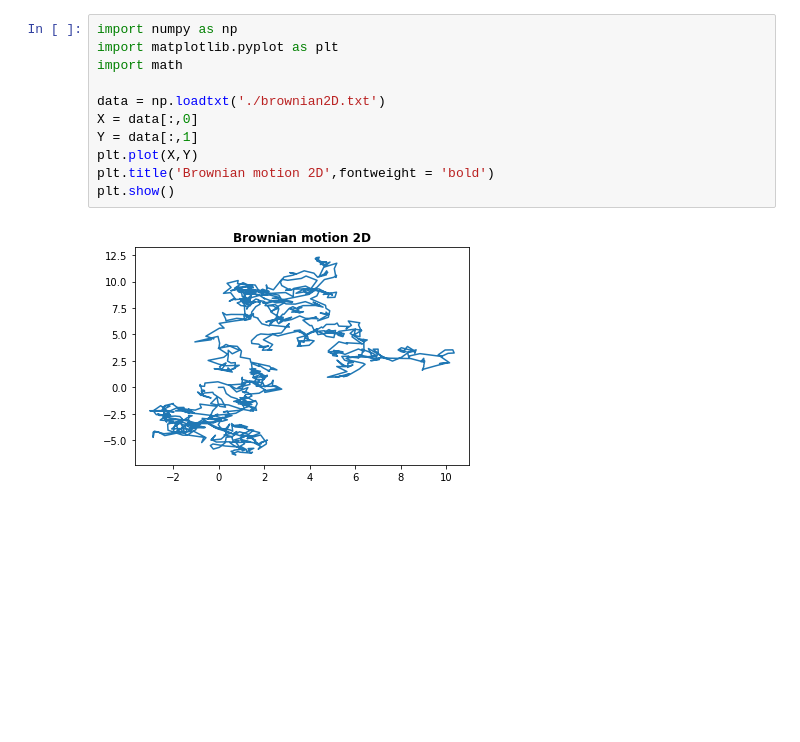
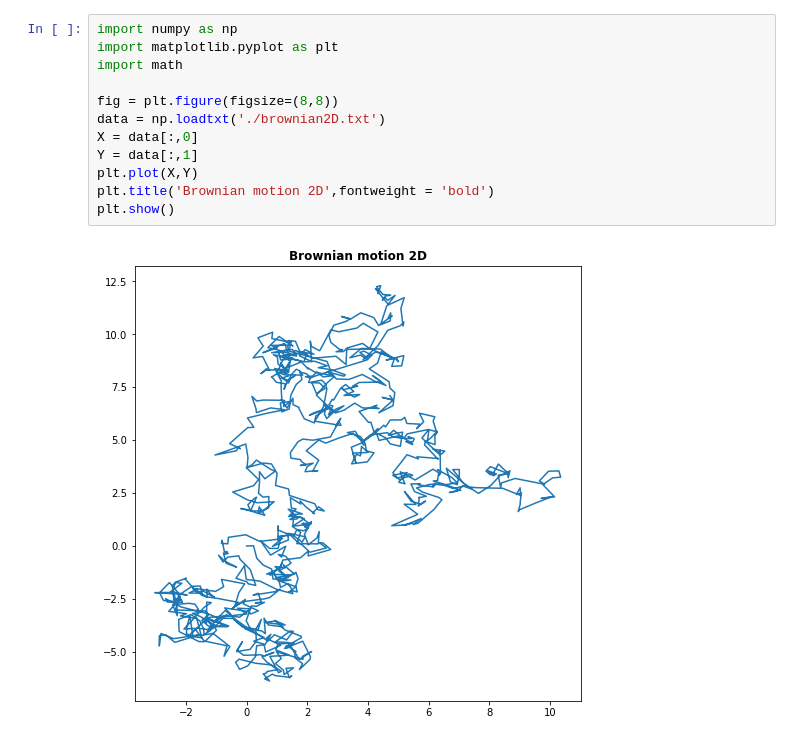
Before and after one commit to glenroger19/Brownian-Motion, a Jupyter notebook: Simulation/brownian2D.ipynb, the cells around one changed output. Cells and saved outputs as stored; diff of their text form; blank space fills up the shorter version.

```diff
--- a/Simulation/brownian2D.ipynb
+++ b/Simulation/brownian2D.ipynb
@@ -1,13 +1,14 @@
 # %%
 import numpy as np
 import matplotlib.pyplot as plt
 import math
 
+fig = plt.figure(figsize=(8,8))
 data = np.loadtxt('./brownian2D.txt')
 X = data[:,0]
 Y = data[:,1]
 plt.plot(X,Y)
 plt.title('Brownian motion 2D',fontweight = 'bold')
 plt.show()
 # %% [output]
-[figure, old version]
+[figure, new version]
```
